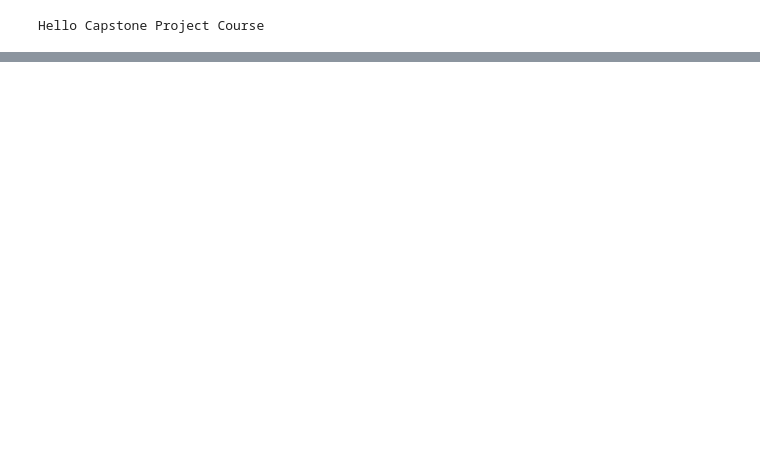
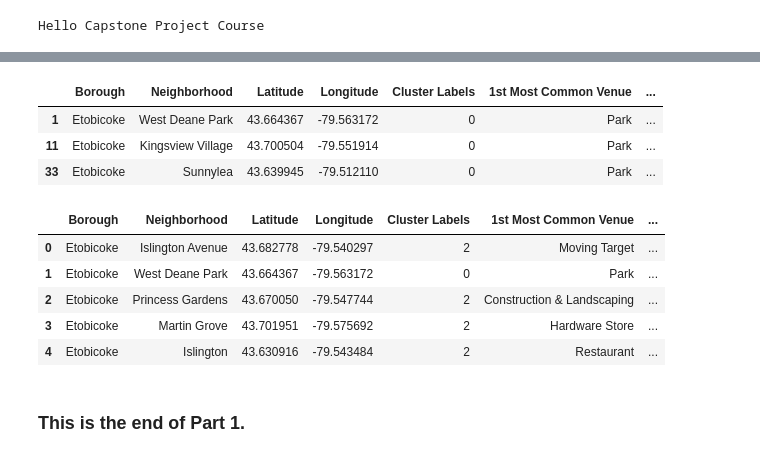
Before and after one commit to To-to-je/Coursera_Capstone, a Jupyter notebook: Capstone.ipynb, the cells around one changed output, grey strips where cells are left out. Cells and saved outputs as stored; diff of their text form; code cells hidden in the pictures; blank space fills up the shorter version.

```diff
--- a/Capstone.ipynb
+++ b/Capstone.ipynb
@@ -11,0 +312,3 @@ Hello Capstone Project Course
+# %%
+etobicoke_grouped = etobicoke_onehot.groupby('Neighborhood').mean().reset_index()
+etobicoke_grouped
@@ -11,0 +380,8 @@ Hello Capstone Project Course
+# %%
+# function for sorting the venues in descending order.
+
+def return_most_common_venues(row, num_top_venues):
+    row_categories = row.iloc[1:]
+    row_categories_sorted = row_categories.sort_values(ascending=False)
+
+    return row_categories_sorted.index.values[0:num_top_venues]
@@ -11,0 +428,17 @@ Hello Capstone Project Course
+# %%
+from sklearn.cluster import KMeans
+import folium
+import matplotlib.cm as cm
+import matplotlib.colors as colors
+
+
+# set number of clusters
+kclusters = 5
+
+etobicoke_grouped_clustering = etobicoke_grouped.drop('Neighborhood', 1)
+
+# run k-means clustering
+kmeans = KMeans(n_clusters=kclusters, random_state=0).fit(etobicoke_grouped_clustering)
+
+# check cluster labels generated for each row in the dataframe
+kmeans.labels_[0:10]
@@ -11,0 +452,10 @@ Hello Capstone Project Course
+# %%
+# add clustering labels
+neighborhoods_venues_sorted.insert(0, 'Cluster Labels', kmeans.labels_)
+
+etobicoke_merged = data_etobicoke
+
+# merge manhattan_grouped with manhattan_data to add latitude/longitude for each neighborhood
+etobicoke_merged = etobicoke_merged.join(neighborhoods_venues_sorted.set_index('Neighborhood'), on='Neighborhood')
+etobicoke_merged.drop('Postal_Code', axis = 1, inplace=True)
+etobicoke_merged.head() # check the last columns!
@@ -11,0 +503,19 @@ Hello Capstone Project Course
+# %%
+etobicoke_merged[(etobicoke_merged['Cluster Labels'] == 0)]
+# %% [output]
+|  | Borough | Neighborhood | Latitude | Longitude | Cluster Labels | 1st Most Common Venue | ... |
+| 1 | Etobicoke | West Deane Park | 43.664367 | -79.563172 | 0 | Park | ... |
+| 11 | Etobicoke | Kingsview Village | 43.700504 | -79.551914 | 0 | Park | ... |
+| 33 | Etobicoke | Sunnylea | 43.639945 | -79.512110 | 0 | Park | ... |
+# %%
+etobicoke_merged.head()
+# %% [output]
+|  | Borough | Neighborhood | Latitude | Longitude | Cluster Labels | 1st Most Common Venue | ... |
+| 0 | Etobicoke | Islington Avenue | 43.682778 | -79.540297 | 2 | Moving Target | ... |
+| 1 | Etobicoke | West Deane Park | 43.664367 | -79.563172 | 0 | Park | ... |
+| 2 | Etobicoke | Princess Gardens | 43.670050 | -79.547744 | 2 | Construction & Landscaping | ... |
+| 3 | Etobicoke | Martin Grove | 43.701951 | -79.575692 | 2 | Hardware Store | ... |
+| 4 | Etobicoke | Islington | 43.630916 | -79.543484 | 2 | Restaurant | ... |
+# %% [markdown]
+#####
+### This is the end of Part 1.
```
Also changed, not shown: parts of 39 cells of this notebook.
